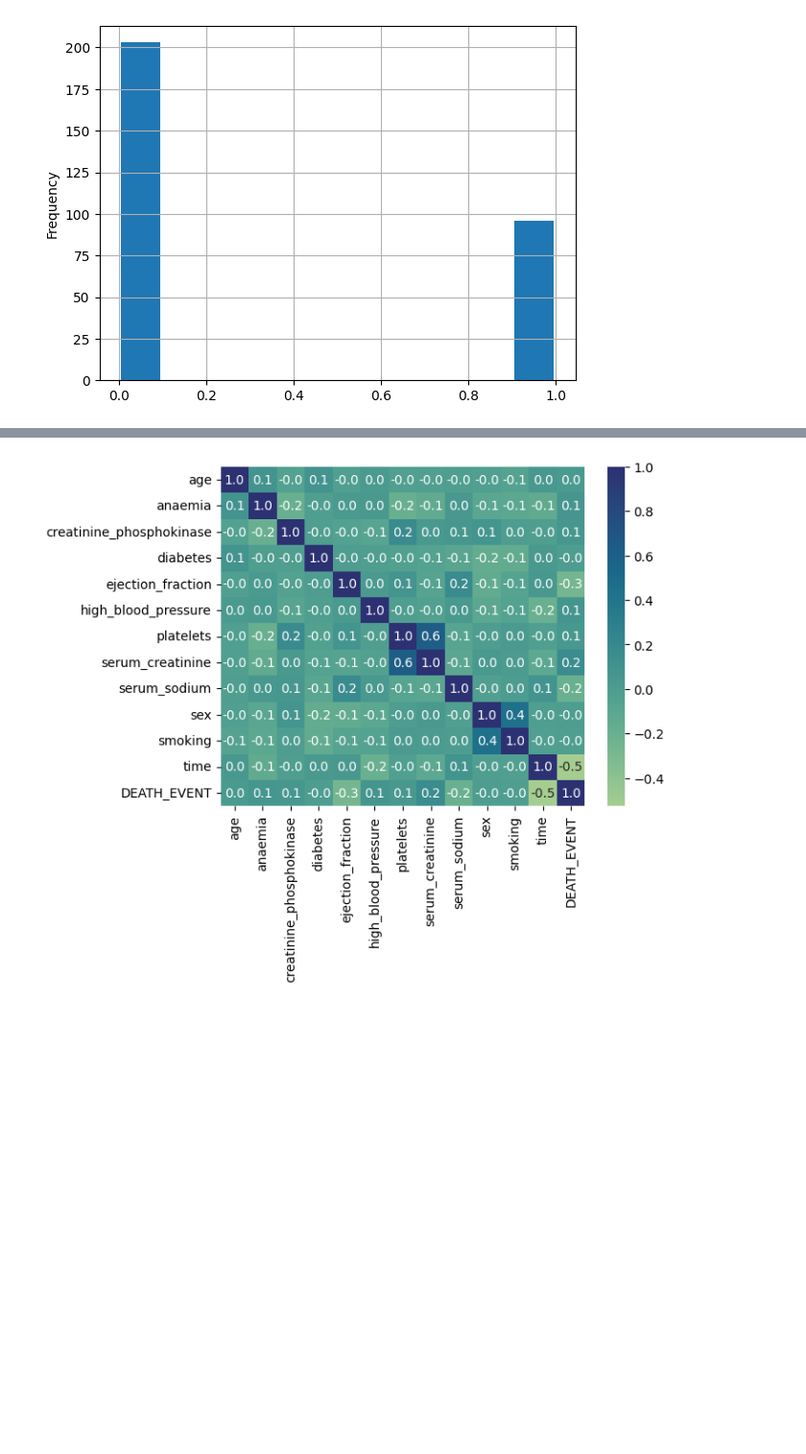
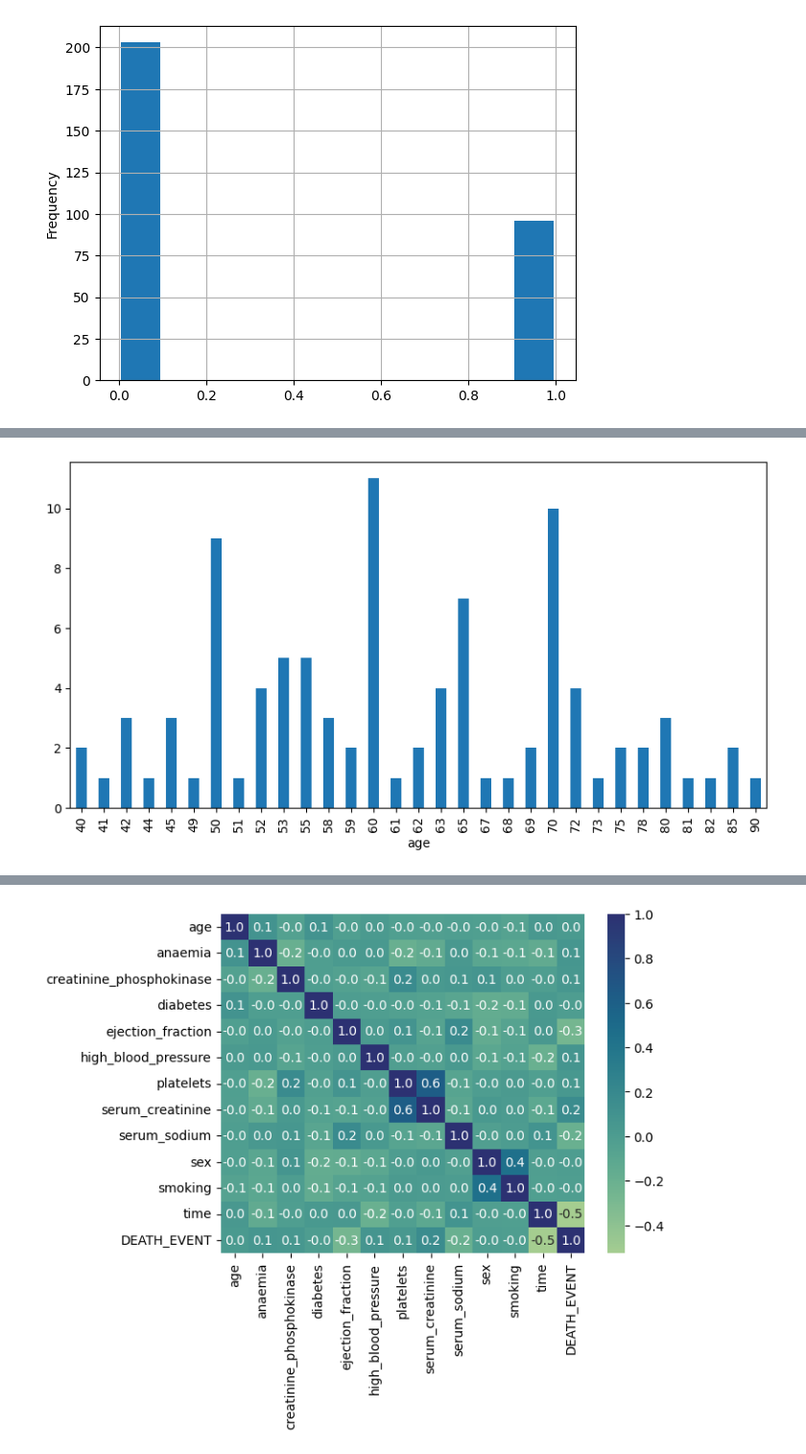
Before and after one commit to DannyDev18/business-intelligence, a Jupyter notebook: ArbolesDecision/arbol_decision.ipynb, the cells around one changed output, grey strips where cells are left out. Shown at 96% size. Saved outputs shown, nothing was run; the diff lists cells and outputs as text; code cells hidden in the pictures; blank space fills up the shorter version.

```diff
--- a/ArbolesDecision/arbol_decision.ipynb
+++ b/ArbolesDecision/arbol_decision.ipynb
@@ -660,3 +675,11 @@ df.corr()
 | smoking | -0.056387 | -0.107290 | 0.002421 | -0.147173 | -0.067315 | -0.055711 | 0.025566 | ... |
 | time | 0.043136 | -0.141414 | -0.009346 | 0.033726 | 0.041729 | -0.196439 | -0.021768 | ... |
 | DEATH_EVENT | 0.032059 | 0.066270 | 0.062728 | -0.001943 | -0.268603 | 0.079351 | 0.050396 | ... |
+# %%
+# graficar los pacientes  edad fuman x edad
+plt.figure(figsize=(10,5))
+df1 = df[df['smoking'] == 1]
+cuenta_edad_fumadores = df1.groupby('age')['smoking'].count()
+cuenta_edad_fumadores.plot(kind='bar');
+# %% [output]
+[figure, added]
```
Also changed, not shown: parts of 22 cells of this notebook, 1 other file.
